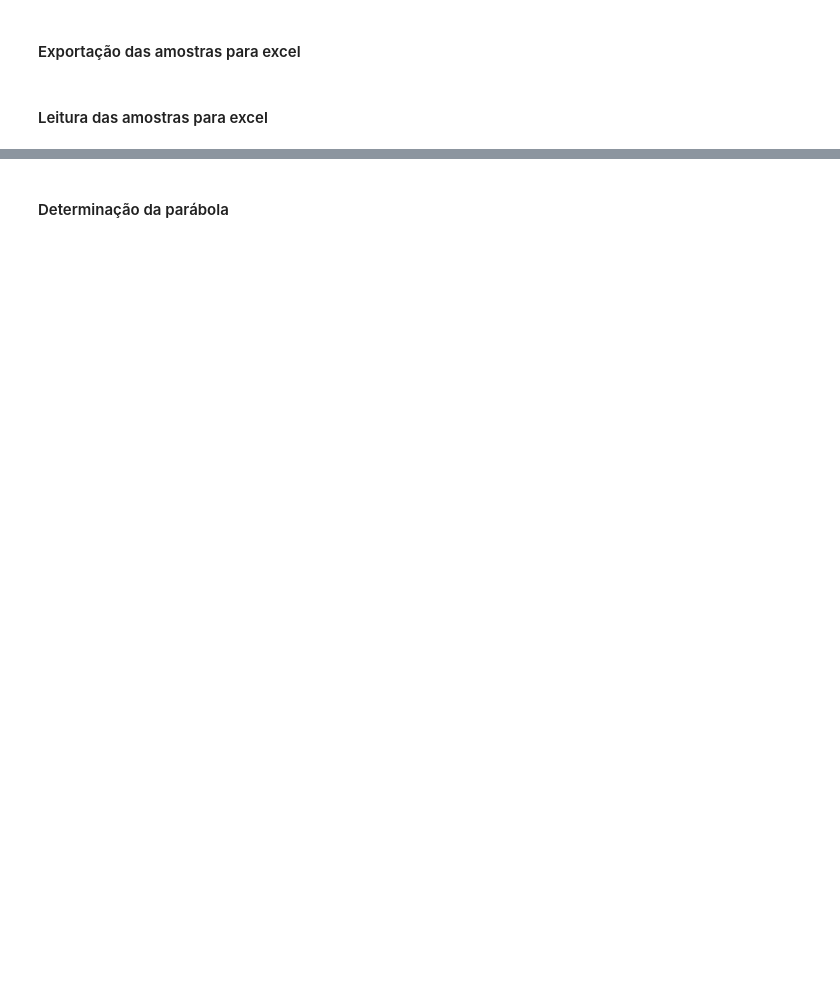
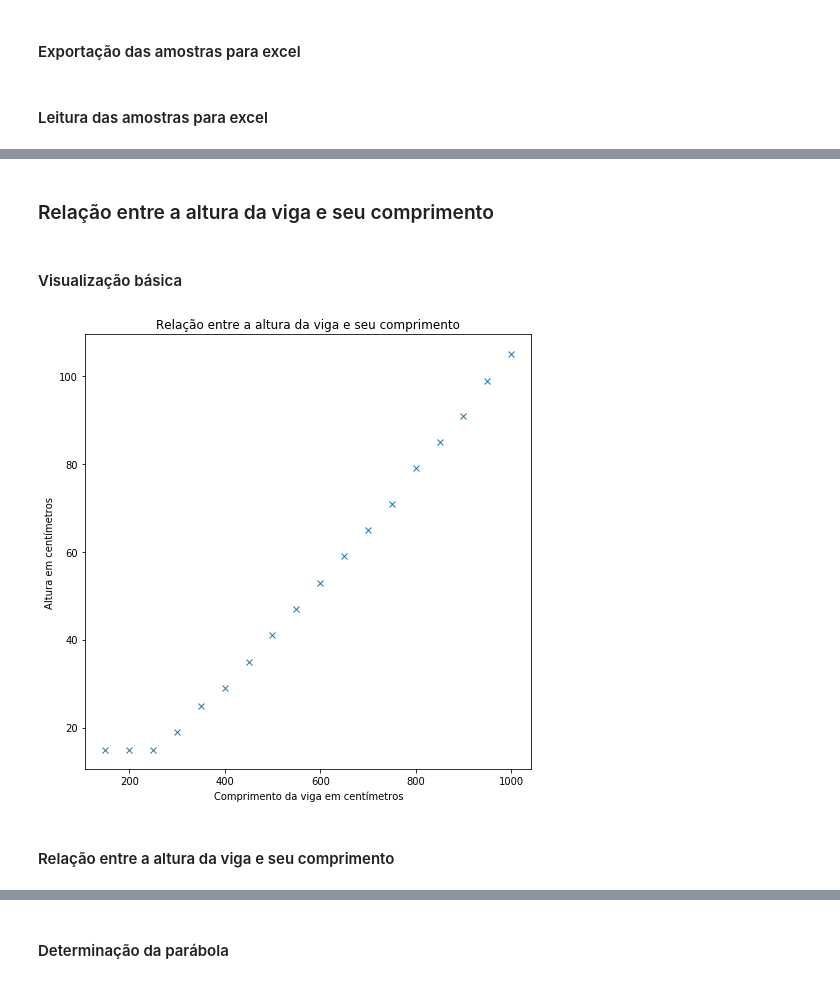
Before and after one commit to luisggc/FConcrete, a Jupyter notebook: examples/Cost Analysis.ipynb, the cells around one changed output, grey strips where cells are left out. Saved outputs shown, nothing was run; the diff lists cells and outputs as text; code cells hidden in the pictures; blank space fills up the shorter version.

```diff
--- a/examples/Cost Analysis.ipynb
+++ b/examples/Cost Analysis.ipynb
@@ -108,0 +107,15 @@ dados_menores_custos
+# %% [markdown]
+### Relação entre a altura da viga e seu comprimento
+# %% [markdown]
+#### Visualização básica
+# %%
+plt.title("Relação entre a altura da viga e seu comprimento")
+plt.ylabel("Altura em centímetros")
+plt.xlabel("Comprimento da viga em centímetros")
+
+plt.plot(dados_menores_custos["comprimento"], dados_menores_custos["altura"], "x")
+plt.show()
+# %% [output]
+[figure, added]
+# %% [markdown]
+#### Relação entre a altura da viga e seu comprimento
```
Also changed, not shown: parts of 44 cells of this notebook, 6 other files.
